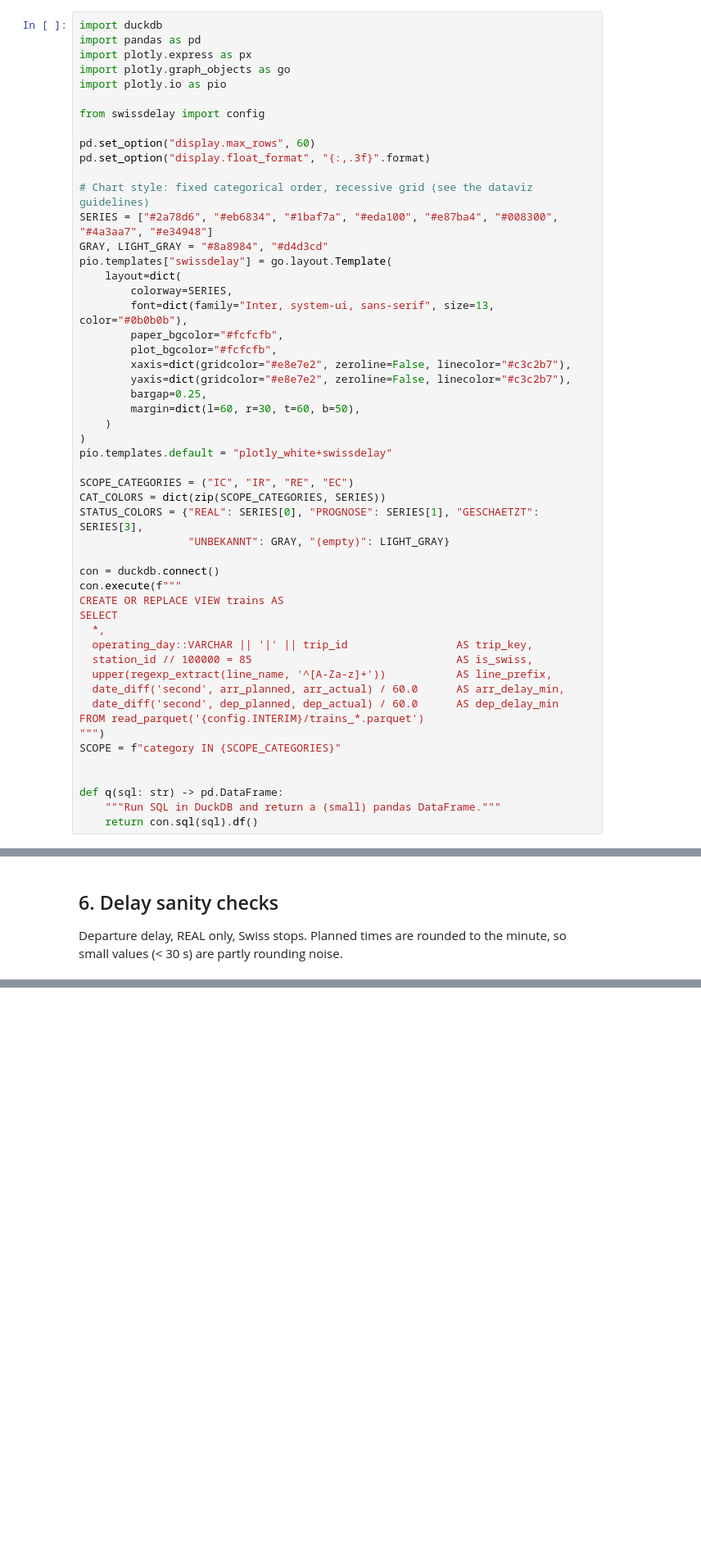
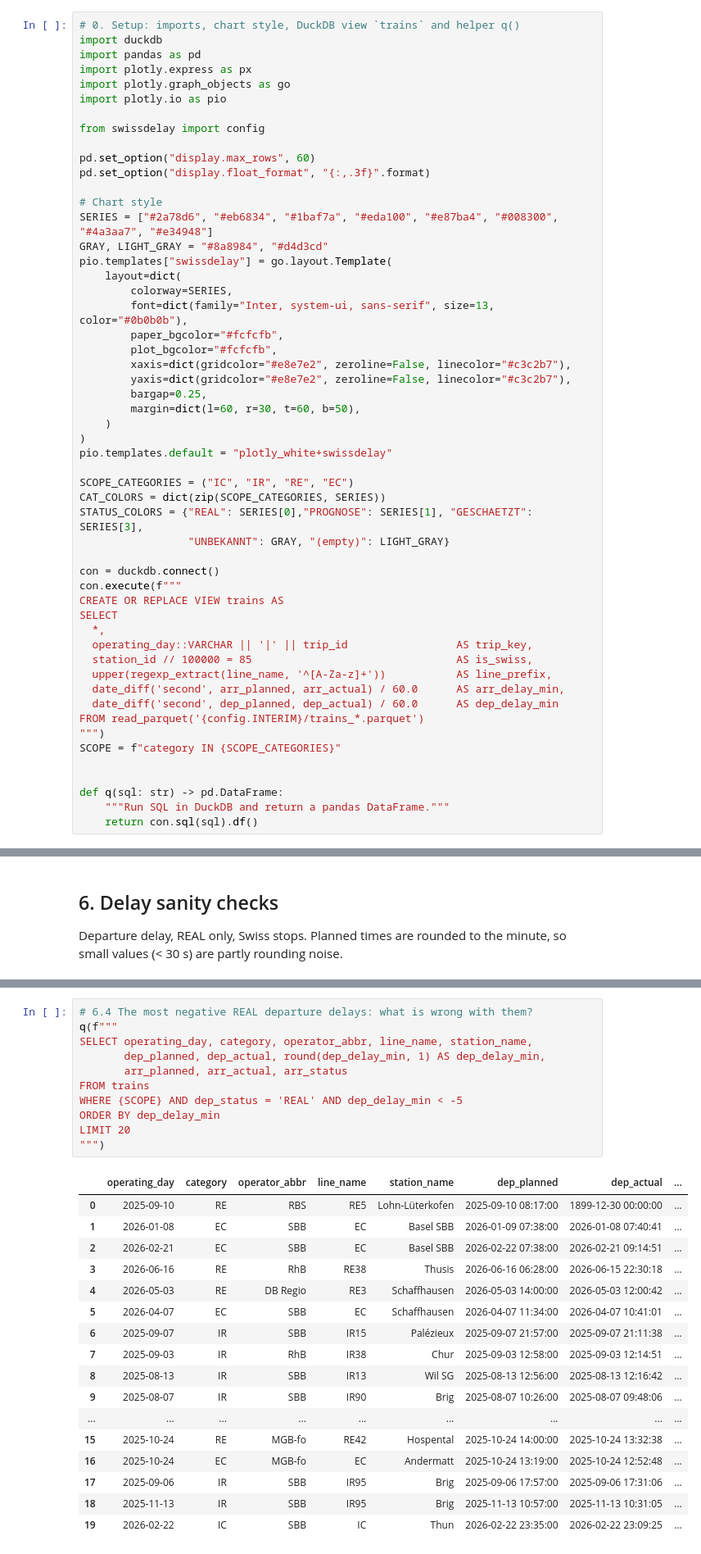
Before and after one commit to selim-ba/ml-train-delay, a Jupyter notebook: notebooks/01-data-quality.ipynb, the cells around one changed output, grey strips where cells are left out. Shown at 82% size. Cells and saved outputs as stored; diff of their text form; blank space fills up the shorter version.

Commit message:
Day 1: data quality audit, journey reconstruction (7.38M prediction points)

```diff
--- a/notebooks/01-data-quality.ipynb
+++ b/notebooks/01-data-quality.ipynb
@@ -17,4 +15,5 @@ All heavy lifting is done in DuckDB over `data/interim/trains_*.parquet`; only a
 # %%
+# 0. Setup: imports, chart style, DuckDB view `trains` and helper q()
 import duckdb
 import pandas as pd
 import plotly.express as px
@@ -26,7 +25,7 @@ from swissdelay import config
 pd.set_option("display.max_rows", 60)
 pd.set_option("display.float_format", "{:,.3f}".format)
 
-# Chart style: fixed categorical order, recessive grid (see the dataviz guidelines)
+# Chart style
 SERIES = ["#2a78d6", "#eb6834", "#1baf7a", "#eda100", "#e87ba4", "#008300", "#4a3aa7", "#e34948"]
 GRAY, LIGHT_GRAY = "#8a8984", "#d4d3cd"
 pio.templates["swissdelay"] = go.layout.Template(
@@ -45,7 +44,7 @@ pio.templates.default = "plotly_white+swissdelay"
 
 SCOPE_CATEGORIES = ("IC", "IR", "RE", "EC")
 CAT_COLORS = dict(zip(SCOPE_CATEGORIES, SERIES))
-STATUS_COLORS = {"REAL": SERIES[0], "PROGNOSE": SERIES[1], "GESCHAETZT": SERIES[3],
+STATUS_COLORS = {"REAL": SERIES[0],"PROGNOSE": SERIES[1], "GESCHAETZT": SERIES[3],
                  "UNBEKANNT": GRAY, "(empty)": LIGHT_GRAY}
 
 con = duckdb.connect()
@@ -64,7 +63,7 @@ SCOPE = f"category IN {SCOPE_CATEGORIES}"
 
 
 def q(sql: str) -> pd.DataFrame:
-    """Run SQL in DuckDB and return a (small) pandas DataFrame."""
+    """Run SQL in DuckDB and return a pandas DataFrame."""
     return con.sql(sql).df()
 # %% [markdown]
 ## 1. Dataset overview
@@ -292,0 +655,29 @@ FROM trains WHERE {SCOPE}
+# %%
+# 6.4 The most negative REAL departure delays: what is wrong with them?
+q(f"""
+SELECT operating_day, category, operator_abbr, line_name, station_name,
+       dep_planned, dep_actual, round(dep_delay_min, 1) AS dep_delay_min,
+       arr_planned, arr_actual, arr_status
+FROM trains
+WHERE {SCOPE} AND dep_status = 'REAL' AND dep_delay_min < -5
+ORDER BY dep_delay_min
+LIMIT 20
+""")
+# %% [output]
+|  | operating_day | category | operator_abbr | line_name | station_name | dep_planned | dep_actual | ... |
+| 0 | 2025-09-10 | RE | RBS | RE5 | Lohn-Lüterkofen | 2025-09-10 08:17:00 | 1899-12-30 00:00:00 | ... |
+| 1 | 2026-01-08 | EC | SBB | EC | Basel SBB | 2026-01-09 07:38:00 | 2026-01-08 07:40:41 | ... |
+| 2 | 2026-02-21 | EC | SBB | EC | Basel SBB | 2026-02-22 07:38:00 | 2026-02-21 09:14:51 | ... |
+| 3 | 2026-06-16 | RE | RhB | RE38 | Thusis | 2026-06-16 06:28:00 | 2026-06-15 22:30:18 | ... |
+| 4 | 2026-05-03 | RE | DB Regio | RE3 | Schaffhausen | 2026-05-03 14:00:00 | 2026-05-03 12:00:42 | ... |
+| 5 | 2026-04-07 | EC | SBB | EC | Schaffhausen | 2026-04-07 11:34:00 | 2026-04-07 10:41:01 | ... |
+| 6 | 2025-09-07 | IR | SBB | IR15 | Palézieux | 2025-09-07 21:57:00 | 2025-09-07 21:11:38 | ... |
+| 7 | 2025-09-03 | IR | RhB | IR38 | Chur | 2025-09-03 12:58:00 | 2025-09-03 12:14:51 | ... |
+| 8 | 2025-08-13 | IR | SBB | IR13 | Wil SG | 2025-08-13 12:56:00 | 2025-08-13 12:16:42 | ... |
+| 9 | 2025-08-07 | IR | SBB | IR90 | Brig | 2025-08-07 10:26:00 | 2025-08-07 09:48:06 | ... |
+| ... | ... | ... | ... | ... | ... | ... | ... | ... |
+| 15 | 2025-10-24 | RE | MGB-fo | RE42 | Hospental | 2025-10-24 14:00:00 | 2025-10-24 13:32:38 | ... |
+| 16 | 2025-10-24 | EC | MGB-fo | EC | Andermatt | 2025-10-24 13:19:00 | 2025-10-24 12:52:48 | ... |
+| 17 | 2025-09-06 | IR | SBB | IR95 | Brig | 2025-09-06 17:57:00 | 2025-09-06 17:31:06 | ... |
+| 18 | 2025-11-13 | IR | SBB | IR95 | Brig | 2025-11-13 10:57:00 | 2025-11-13 10:31:05 | ... |
+| 19 | 2026-02-22 | IC | SBB | IC | Thun | 2026-02-22 23:35:00 | 2026-02-22 23:09:25 | ... |
```
Also changed, not shown: parts of 61 cells of this notebook, 7 other files.
